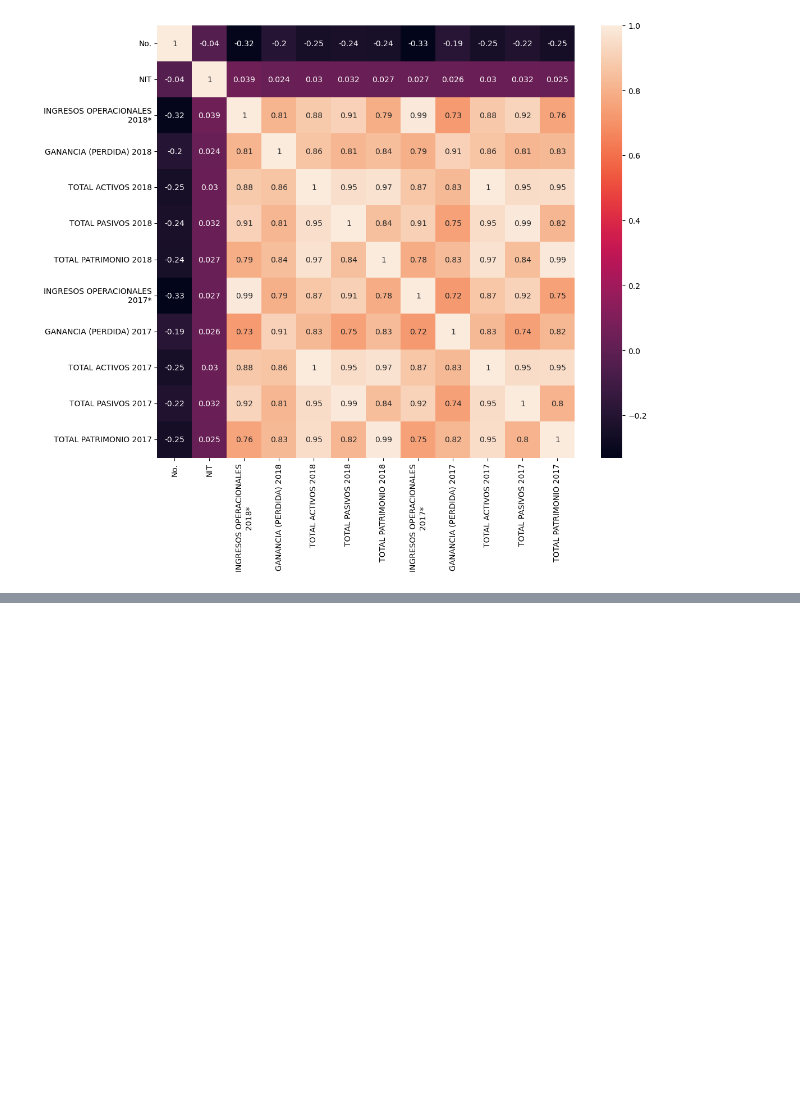
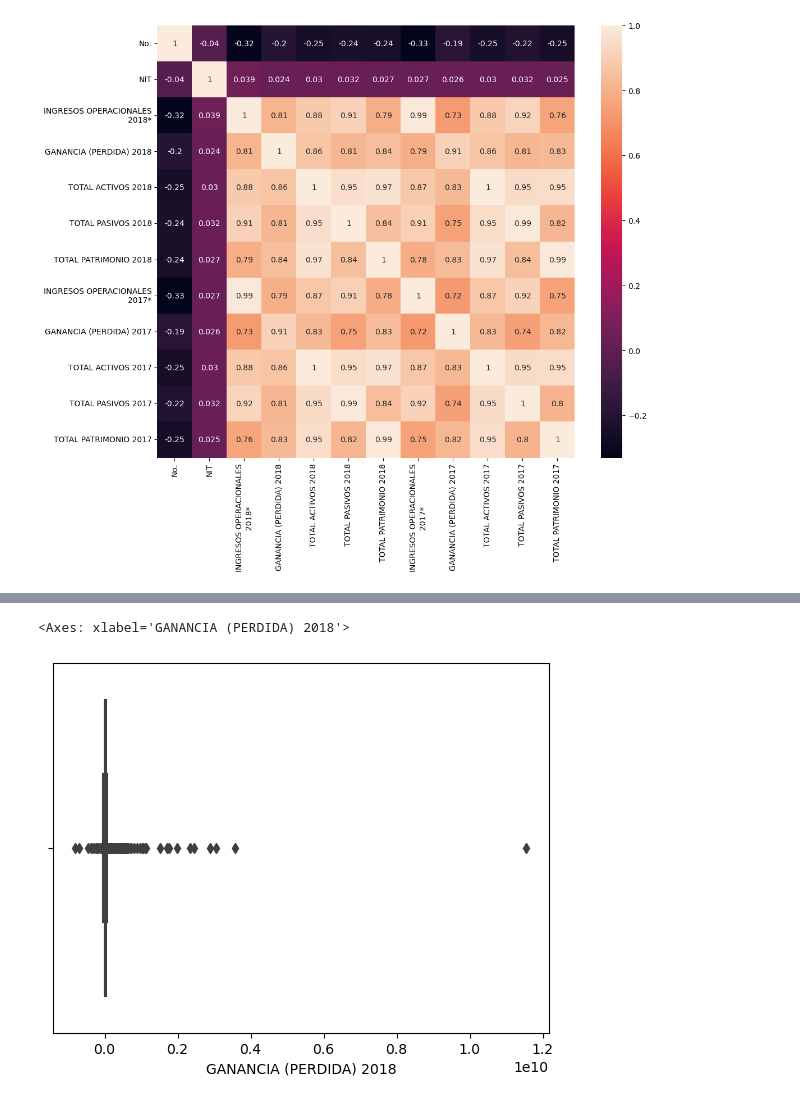
Before and after one commit to kikin3112/projets, a Jupyter notebook: regression/múltiple/mil_empresas/mil_empresas.ipynb, the cells around one changed output, grey strips where cells are left out. Cells and saved outputs as stored; diff of their text form; code cells hidden in the pictures; blank space fills up the shorter version.

```diff
--- a/regression/múltiple/mil_empresas/mil_empresas.ipynb
+++ b/regression/múltiple/mil_empresas/mil_empresas.ipynb
@@ -30,0 +62,10 @@ plt.show()
+# %%
+db_reg = db[['INGRESOS OPERACIONALES\n2017*',
+              'GANANCIA (PERDIDA) 2017',
+              'TOTAL ACTIVOS 2017',
+              'TOTAL PASIVOS 2017',
+              'TOTAL PATRIMONIO 2017',
+              'INGRESOS OPERACIONALES\n2018*',
+              'GANANCIA (PERDIDA) 2018']]
+
+db_reg.head()
@@ -30,0 +79,23 @@ plt.show()
+# %%
+iops_17 = db_reg['INGRESOS OPERACIONALES\n2017*']
+ganancia_17 = db_reg['GANANCIA (PERDIDA) 2017']
+activos_17 = db_reg['TOTAL ACTIVOS 2017']
+pasivos_17 = db_reg['TOTAL PASIVOS 2017']
+patrimonio_17 = db_reg['TOTAL PATRIMONIO 2017']
+iops_18 = db_reg['INGRESOS OPERACIONALES\n2018*']
+ganancia_18 = db_reg['GANANCIA (PERDIDA) 2018']
+
+cv = lambda x: np.std(x, ddof = 1 ) / np.mean(x) * 100
+
+#print(cv(iops_17))
+#print(cv(ganancia_17))
+#print(cv(activos_17))
+#print(cv(pasivos_17))
+#print(cv(iops_18))
+#print(cv(ganancia_18))
+
+#sns.histplot(x=ganancia_18)
+sns.boxplot(x=ganancia_18)
+# %% [output]
+<Axes: xlabel='GANANCIA (PERDIDA) 2018'>
+[figure, added]
```
Also changed, not shown: parts of 13 cells of this notebook.
